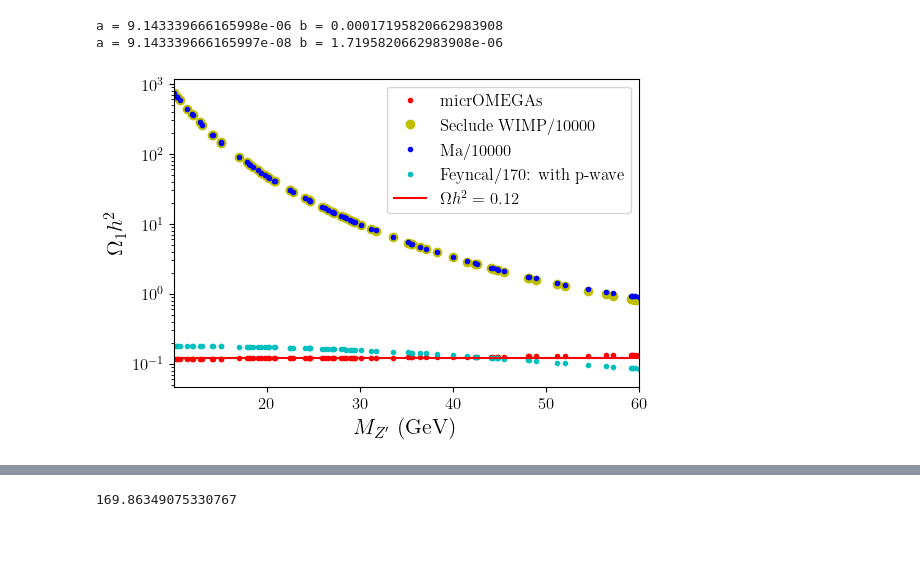
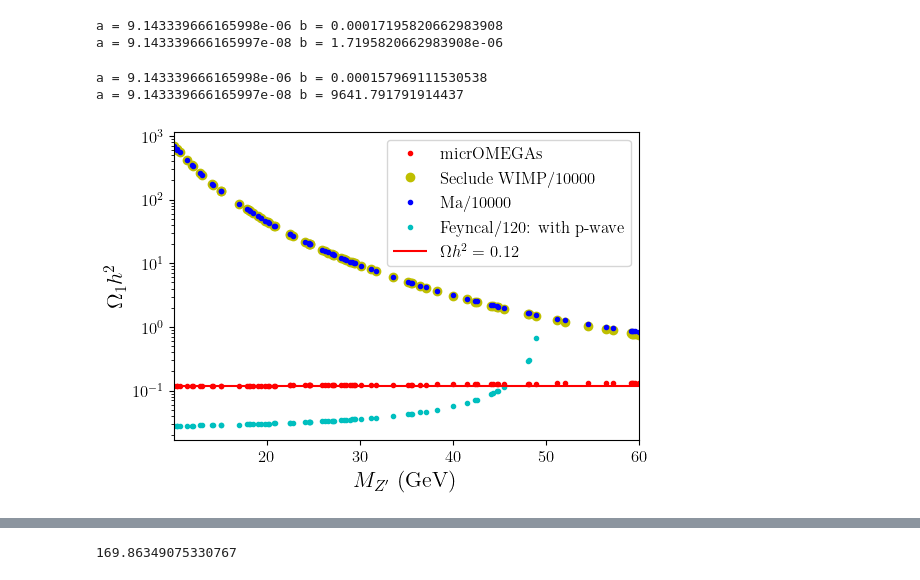
Before and after one commit to davidsuarezr/MDEO, a Jupyter notebook: Benchmark-point-DM-NO-KM.ipynb, the cells around one changed output, grey strips where cells are left out. Saved outputs shown, nothing was run; the diff lists cells and outputs as text; code cells hidden in the pictures; blank space fills up the shorter version.

```diff
--- a/Benchmark-point-DM-NO-KM.ipynb
+++ b/Benchmark-point-DM-NO-KM.ipynb
@@ -209,7 +209,7 @@ https://inspirehep.net/files/3fb25aaba1b2df77e1e8718195cc1f20
 \approx\frac{\,g^4_D (1-r^2)^{3/2}(1-r^2/2)^{-2}}{16\pi M_1^2}
 \end{equation}
 # %%
-#Seclude WIMP DM work:
+#Seclude WIMP DM work: ONly Vector interation
 #https://arxiv.org/pdf/0711.4866.pdf
 def a_coefficient_Sec(g1p, r, M1):
     alpha= g1p**2/(4.*np.pi)
@@ -218,7 +218,7 @@ def a_coefficient_Sec(g1p, r, M1):
 
 #https://inspirehep.net/files/3fb25aaba1b2df77e1e8718195cc1f20
 #https://arxiv.org/pdf/2203.12034.pdf
-#Ernest Ma
+#Ernest Ma: vector interation
 def a_coefficient_Ma(g1p, r, M1):
     k = g1p**4/(16*np.pi*M1**2)*(1. - r**2)**(1.5)*(1. - r**2/2.)**(-2)
     return k
@@ -229,16 +229,16 @@ def a_coefficient_Fey(g1p, r, M1):
     return k
 
 #FeynCalc: 1 version
-def b_coefficient_Fey(g1p, r, M1):
-    n = -g1p**4*(11605*r**12-71254*r**10+139394*r**8-21299*r**6-216234*r**4+262764*r**2-104976)
-    d = 192.*np.pi*M1**2*r**4*np.sqrt(1.-r**2)*(r**2-2.)**4
+#def b_coefficient_Fey(g1p, r, M1):
+#    n = -g1p**4*(11605*r**12-71254*r**10+139394*r**8-21299*r**6-216234*r**4+262764*r**2-104976)
+#    d = 192.*np.pi*M1**2*r**4*np.sqrt(1.-r**2)*(r**2-2.)**4
+#    k = n/d
+#    return k
+
+#FeynCalc: 2 version
+def b_coefficient_Fey(g1p, r, M,Ms):
+    n = -27.*g1p**4*np.sqrt(1.-r**2)*(Ms**4*(245.*r**2-162.)+16.*Ms**2*M**2*(162.-325.*r**2)+16*M**4*(1784.*r**2-729.))
+    d = 8.*np.pi*r**4*(r**2-2.)**4*(Ms**2*M-4*M**3)**2
     k = n/d
     return k
-
-#FeynCalc: last version
-#def b_coefficient_Fey(g1p, r, M1):
-#    n = -g1p**4*(27767*r**12-169364*r**10+335113*r**8-90964*r**6-420072*r**4+527472*r**2-209952)
-#    d = 384.*np.pi*M1**2*r**4*np.sqrt(1.-r**2)*(r**2-2.)**4
-#    k = n/d
-#    return k
 # %%
@@ -247,17 +247,24 @@ print('a =',a_coefficient_Fey(0.1,0.5,100),'b =',b_coefficient_Fey(0.1,0.5,100))
 # %% [output]
 a = 9.143339666165998e-06 b = 0.00017195820662983908
 a = 9.143339666165997e-08 b = 1.7195820662983908e-06
+# %%
+print('a =',a_coefficient_Fey(0.1,0.5,10),'b =',b_coefficient_Fey(0.1,0.5,10,200.01))
+print('a =',a_coefficient_Fey(0.1,0.5,100),'b =',b_coefficient_Fey(0.1,0.5,100,200.001))
+# %% [output]
+a = 9.143339666165998e-06 b = 0.000157969111530538
+a = 9.143339666165997e-08 b = 9641.791791914437
 # %%
 x= []
 
 for i in range(0,len(xd)):
 
+    Ms= 200.0
     xf=26 #WARNING
     RD_Sec = relic_abundance(a_coefficient_Sec(xd.g1p[i],xd.r[i],xd.mChi[i]), 0, xf, xd.mChi[i])
     RD_Ma  = relic_abundance(a_coefficient_Ma(xd.g1p[i],xd.r[i],xd.mChi[i]), 0, xf, xd.mChi[i])
-    RD_Fey = relic_abundance(a_coefficient_Fey(xd.g1p[i],xd.r[i],xd.mChi[i]), 1*b_coefficient_Fey(xd.g1p[i],xd.r[i],xd.mChi[i]), xf, xd.mChi[i])
+    RD_Fey = relic_abundance(a_coefficient_Fey(xd.g1p[i],xd.r[i],xd.mChi[i]), 1*b_coefficient_Fey(xd.g1p[i],xd.r[i],xd.mChi[i],Ms), xf, xd.mChi[i])
     a_Fey = a_coefficient_Fey(xd.g1p[i],xd.r[i],xd.mChi[i])
-    b_Fey = b_coefficient_Fey(xd.g1p[i],xd.r[i],xd.mChi[i])
+    b_Fey = b_coefficient_Fey(xd.g1p[i],xd.r[i],xd.mChi[i],Ms)
 
     x.append([RD_Sec, RD_Ma, RD_Fey, a_Fey, b_Fey])
 
@@ -267,27 +274,27 @@ rd=pd.DataFrame(x,columns=['RD_Sec','RD_Ma','RD_Fey','a_Fey','b_Fey'])
 # %%
 plt.figure(figsize=(6,4))
 
 plt.semilogy(xd.MZp, (xd.Omega1+xd.Omega2),'r.',label='micrOMEGAs')
 #plt.semilogy(xd.MZp, (xd.Omega1+xd.Omega2),'m-')
 plt.plot(xd.MZp, rd.RD_Sec/10000,'yo',label='Seclude WIMP/10000')
 plt.plot(xd.MZp, rd.RD_Ma/10000,'b.',label='Ma/10000')
-plt.plot(xd.MZp, rd.RD_Fey/120,'c.',label='Feyncal/120: with p-wave')
+plt.plot(xd.MZp, rd.RD_Fey/100,'c.',label='Feyncal/120: with p-wave')
 
 n=np.linspace(1e1,1.0e2,10)
 plt.fill_between(n,Omega_min,Omega_max,facecolor='cyan',alpha=0.3,label='')
 
 plt.hlines(Omega,0.1,1e2, 'r',label=r'$\Omega h^2=$ 0.12')
 
 plt.xlabel(r'$M_{Z^{\prime}}$ (GeV)',size=16)
 plt.ylabel(r'$\Omega_1 h^2$',size=16)
 #plt.title('$M_1=86, M2=500,750, Yc=0.243, v=500, h_2=200$')
 plt.legend()
 #plt.grid()
 
 #plt.ylim(0.11,0.2)
 plt.xlim(xd.MZp.min(), 60)
 
 #plt.savefig('plots/benchmark4.pdf')
 plt.show()
 # %% [output]
-[figure, old version]
+[figure, new version]
```
Also changed, not shown: parts of 2 cells of this notebook, 1 other file.
